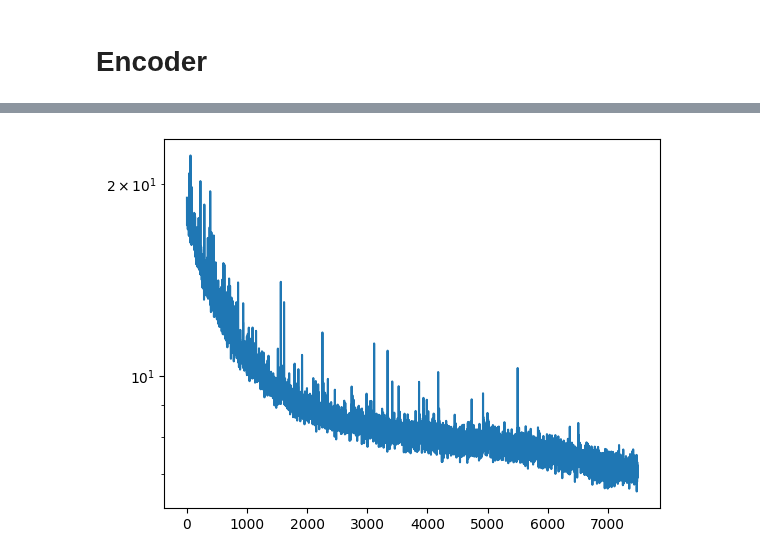
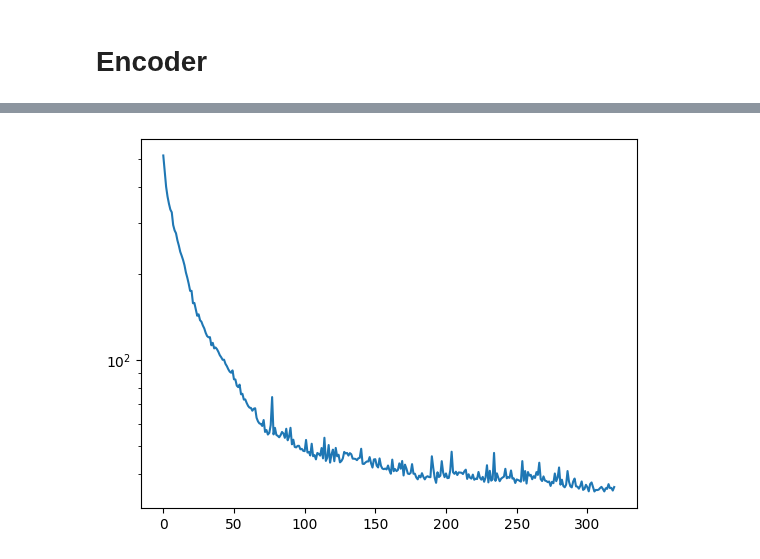
Before and after one commit to pkmtum/Molecular_Generative_Modeling, a Jupyter notebook: source/mixture_model.ipynb, the cells around one changed output, grey strips where cells are left out. Cells and saved outputs as stored; diff of their text form; code cells hidden in the pictures.

Commit message:
Add edge reconstruction loss

```diff
--- a/source/mixture_model.ipynb
+++ b/source/mixture_model.ipynb
@@ -39,7 +39,7 @@ dataset = create_qm9_mixture_vae_dataset(
 train_dataset, val_dataset, _ = create_qm9_data_split(dataset=dataset)
 
 batch_size = 128
-train_loader = DataLoader(train_dataset[:1024], batch_size=batch_size, shuffle=True)
+train_loader = DataLoader(train_dataset[:128], batch_size=batch_size, shuffle=True)
 val_loader = DataLoader(val_dataset, batch_size=batch_size, shuffle=False)
 # %% [output]
 The autoreload extension is already loaded. To reload it, use:
@@ -233,7 +249,7 @@ class MixtureModelEncoder(nn.Module):
         self.z_latent_dim = hparams["latent_dim"]
         self.eta_latent_dim = hparams["num_clusters"]
 
-        channels = [16, 32, 64]
+        channels = [16, 32, 64, 128]
 
         module_list = [
             ECCConv(
@@ -256,7 +272,12 @@ class MixtureModelEncoder(nn.Module):
             ])
 
         self.gnn_layers = nn.ModuleList(module_list)
-        self.z_head = nn.Linear(channels[-1], self.z_latent_dim * 2)
+        self.z_head = nn.Sequential(
+            nn.Linear(channels[-1], 128),
+            nn.BatchNorm1d(128),
+            nn.PReLU(),
+            nn.Linear(128, self.z_latent_dim * 2)
+        )
 
         self.graph_pooling = GlobalGraphPooling(in_channels=channels[-1], out_channels=channels[-1])
         self.eta_head = nn.Linear(in_features=channels[-1], out_features=self.eta_latent_dim * 2)
@@ -309,28 +330,29 @@ encoder_model = MixtureModelEncoder(hparams=hparams).to(device)
 decoder_model = MixtureModelDecoder(hparams=hparams).to(device)
 
 
-epochs = 1000
-optimizer = torch.optim.Adam(params=list(encoder_model.parameters()) + list(decoder_model.parameters()), lr=1e-3, weight_decay=1e-5)
+epochs = 10
+optimizer = torch.optim.Adam(params=list(encoder_model.parameters()) + list(decoder_model.parameters()), lr=1e-3, weight_decay=1e-6)
 
 encoder_model.train()
 decoder_model.train()
 
 decoder_model.set_gumbel_softmax_temperature(temperature=1.0)
-N = 100
+N = 500
 r = 1e-4
 
 loss_vals = []
 
+edge_type_weights = torch.tensor(data=[1, 1, 1, 1, 0.1], dtype=torch.float32, device=device)
+
 for epoch in tqdm(range(epochs)):
 
-    for batch_index, train_batch in enumerate(train_loader):
+    for batch_index, train_batch in enumerate(tqdm(train_loader, desc=f"Epoch {epoch + 1} Training")):
 
         iteration = len(train_loader) * epoch + batch_index
 
         if (iteration + 1) % N == 0:
             tau = max(0.5, math.exp(-r * iteration))
             decoder_model.set_gumbel_softmax_temperature(tau)
-            print(f"Set tau = {tau}")
 
         optimizer.zero_grad()
 
@@ -342,11 +364,16 @@ for epoch in tqdm(range(epochs)):
 
         # atom reconstruction loss
         loss = F.cross_entropy(input=train_reconstruction.x, target=train_target_x, reduction="sum")
+
+        # bond reconstruction loss
+        train_target_edge_attr = torch.argmax(train_batch.edge_attr_full, dim=1)
+        loss += F.cross_entropy(
+            input=train_reconstruction.edge_attr,
+            target=train_target_edge_attr,
+            reduction="sum",
+            weight=edge_type_weights,
+        )
         loss /= len(train_batch)
-
-
-        # TODO: bond reconstruction loss
-
 
         # eta KL-Divergence
         eta_kl_divergence = kl_divergence_gaussian(
@@ -389,7 +416,7 @@ for epoch in tqdm(range(epochs)):
         z_kl_divergence = (z_kl_divergence * train_pi_q).sum(dim=1)
         # sum over all nodes in each molecule and average over batch
         z_kl_divergence = scatter(z_kl_divergence, train_batch.batch, dim=0, reduce='sum').mean()
-        loss += z_kl_divergence
+        loss += z_kl_divergence * 0.1
 
         loss.backward()
         optimizer.step()
@@ -429,9 +466,9 @@ tensor(0.3984, device='cuda:0', grad_fn=<MeanBackward0>)
 # %%
-plt.plot(loss_vals[500:])
+plt.plot(loss_vals)
 plt.yscale("log")
 plt.show()
 # %% [output]
-[figure, old version]
+[figure, new version]
 # %%
 num_atoms = torch.tensor([3, 4, 5, 6, 9], dtype=torch.int64, device=device)
 data = decoder_model.sample(num_atoms, device)
```
Also changed, not shown: parts of 8 cells of this notebook, 1 other file.
